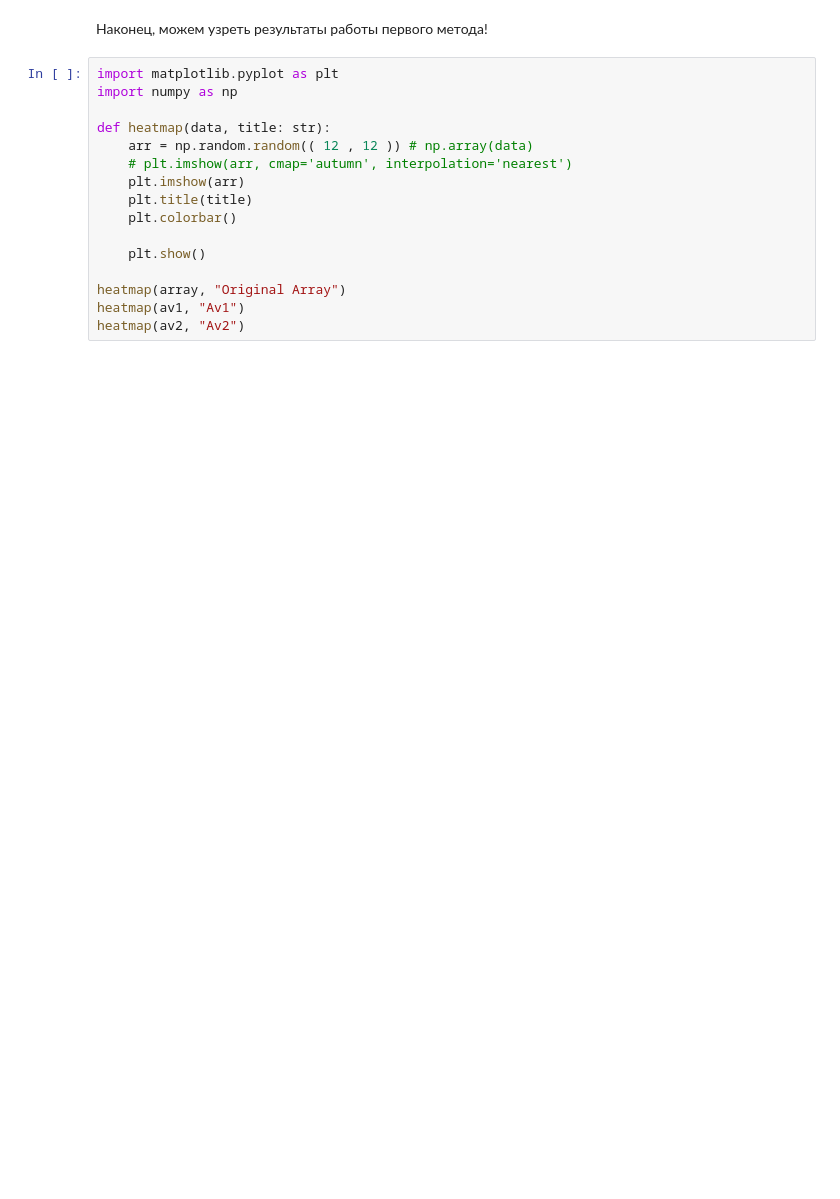
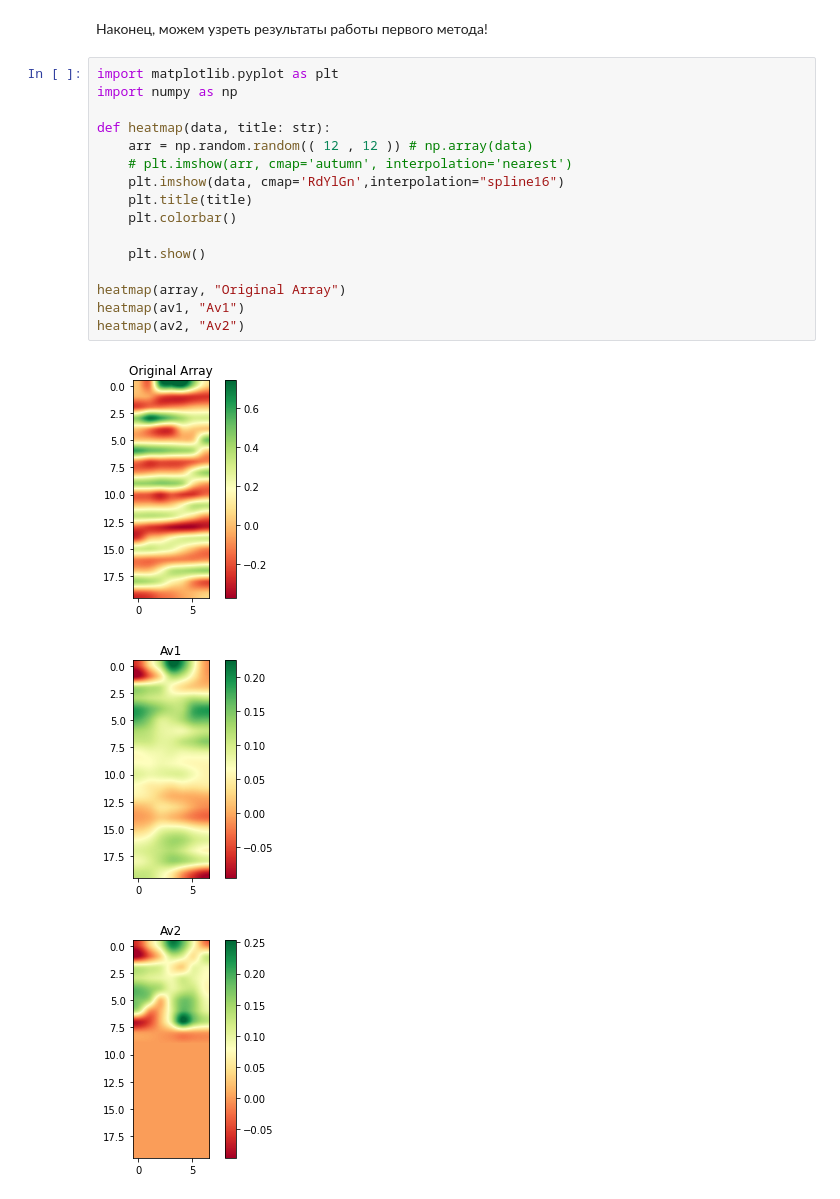
Before and after one commit to germanFid/FieldAveraging, a Jupyter notebook: notebook.ipynb, the cells around one changed output. Cells and saved outputs as stored; diff of their text form; blank space fills up the shorter version.

```diff
--- a/notebook.ipynb
+++ b/notebook.ipynb
@@ -36,16 +111,20 @@ pprint(av2, compact=True, width=100)
 # %%
 import matplotlib.pyplot as plt
 import numpy as np
 
 def heatmap(data, title: str):
     arr = np.random.random(( 12 , 12 )) # np.array(data)
     # plt.imshow(arr, cmap='autumn', interpolation='nearest')
-    plt.imshow(arr)
+    plt.imshow(data, cmap='RdYlGn',interpolation="spline16")
     plt.title(title)
     plt.colorbar()
 
     plt.show()
 
 heatmap(array, "Original Array")
 heatmap(av1, "Av1")
 heatmap(av2, "Av2")
+# %% [output]
+[figure, added]
+[figure, added]
+[figure, added]
```
Also changed, not shown: parts of 4 cells of this notebook.
